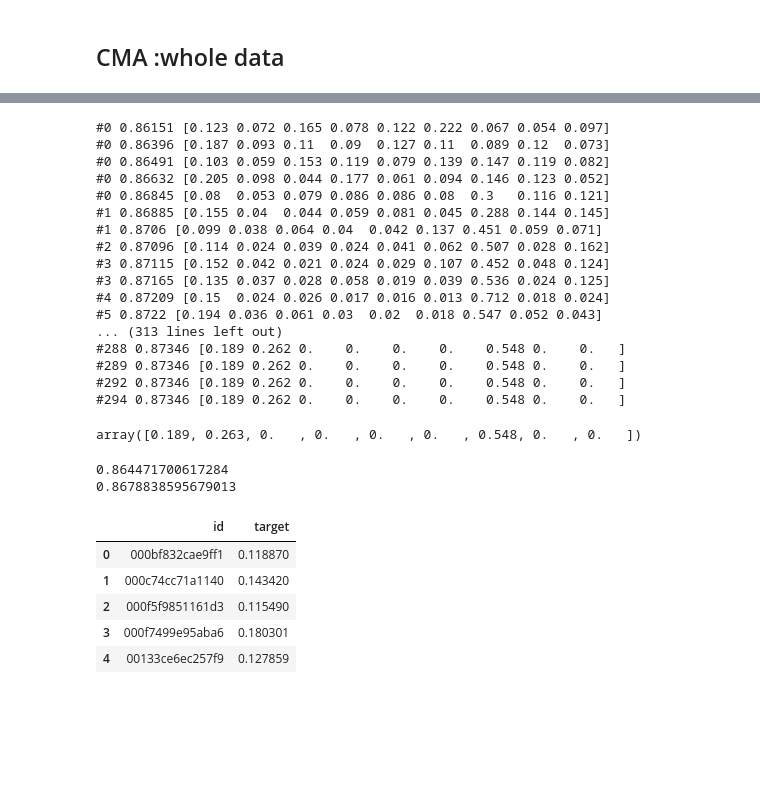
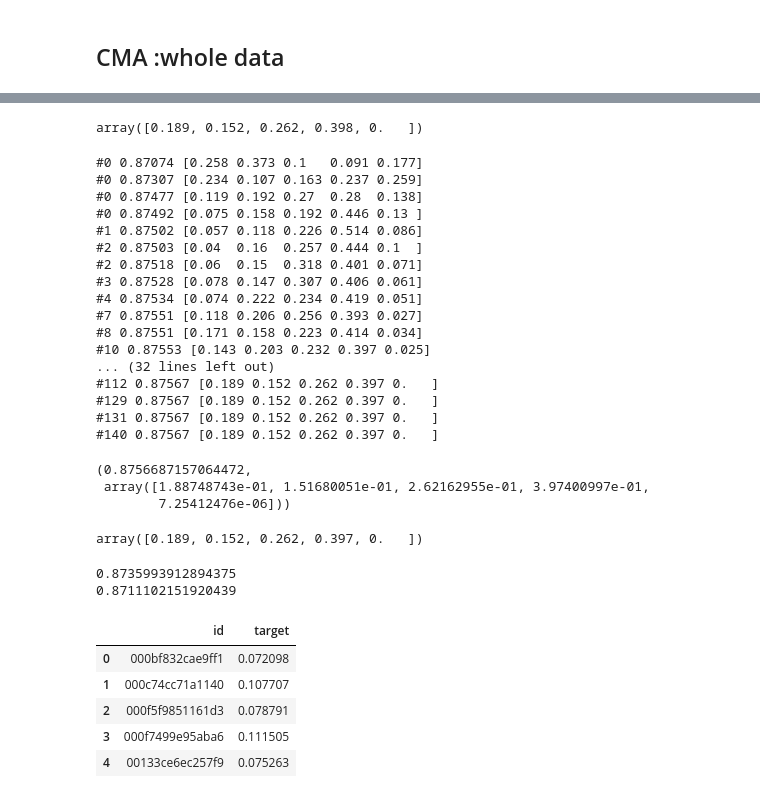
Before and after one commit to yamaguchi-milkcocholate/SETI, a Jupyter notebook: notebooks/ensemble.ipynb, the cells around one changed output, grey strips where cells are left out. Cells and saved outputs as stored; diff of their text form; code cells hidden in the pictures; blank space fills up the shorter version.

```diff
--- a/notebooks/ensemble.ipynb
+++ b/notebooks/ensemble.ipynb
@@ -10,12 +10,8 @@ from matplotlib import pyplot as plt
 expts = [
     "efficientnetb0_100epoch",
     "efficientnetv2s_100epoch",
-    "mobilenet100-100epoch",
-    "nfnet_l0",
-    "resnet18-18epoch",
-    "resnext50-75epoch",
     "efficientnetv2s_640",
-    "rexnet",
+    "efficientnetb0_640",
     "tf_efficientnet_b1_ns"
 ]
 
@@ -27,8 +23,6 @@ tta = [
     "tta_gmean_"
 ]
 
-expts
-
 basedir = Path('.').resolve()
 # %%
 # read oof
@@ -211,57 +182,62 @@ array([0.189, 0.263, 0.   , 0.   , 0.   , 0.   , 0.548, 0.   , 0.   ])
+# %%
+np.round(best_weights, 3)
+# %% [output]
+array([0.189, 0.152, 0.262, 0.398, 0.   ])
 # %%
-results2 = list()
-for i in range(5):
-    best_value, best_weights = optimize(sigma=0.5, n_iters=300)
-    results2.append((best_value, best_weights))
+best_value, best_weights = optimize(sigma=0.5, n_iters=300)
+best_value, best_weights
 # %% [output]
-#0 0.86151 [0.123 0.072 0.165 0.078 0.122 0.222 0.067 0.054 0.097]
-#0 0.86396 [0.187 0.093 0.11  0.09  0.127 0.11  0.089 0.12  0.073]
-#0 0.86491 [0.103 0.059 0.153 0.119 0.079 0.139 0.147 0.119 0.082]
-#0 0.86632 [0.205 0.098 0.044 0.177 0.061 0.094 0.146 0.123 0.052]
-#0 0.86845 [0.08  0.053 0.079 0.086 0.086 0.08  0.3   0.116 0.121]
-#1 0.86885 [0.155 0.04  0.044 0.059 0.081 0.045 0.288 0.144 0.145]
-#1 0.8706 [0.099 0.038 0.064 0.04  0.042 0.137 0.451 0.059 0.071]
-#2 0.87096 [0.114 0.024 0.039 0.024 0.041 0.062 0.507 0.028 0.162]
-#3 0.87115 [0.152 0.042 0.021 0.024 0.029 0.107 0.452 0.048 0.124]
-#3 0.87165 [0.135 0.037 0.028 0.058 0.019 0.039 0.536 0.024 0.125]
-#4 0.87209 [0.15  0.024 0.026 0.017 0.016 0.013 0.712 0.018 0.024]
-#5 0.8722 [0.194 0.036 0.061 0.03  0.02  0.018 0.547 0.052 0.043]
-... (313 lines left out)
-#288 0.87346 [0.189 0.262 0.    0.    0.    0.    0.548 0.    0.   ]
-#289 0.87346 [0.189 0.262 0.    0.    0.    0.    0.548 0.    0.   ]
-#292 0.87346 [0.189 0.262 0.    0.    0.    0.    0.548 0.    0.   ]
-#294 0.87346 [0.189 0.262 0.    0.    0.    0.    0.548 0.    0.   ]
+#0 0.87074 [0.258 0.373 0.1   0.091 0.177]
+#0 0.87307 [0.234 0.107 0.163 0.237 0.259]
+#0 0.87477 [0.119 0.192 0.27  0.28  0.138]
+#0 0.87492 [0.075 0.158 0.192 0.446 0.13 ]
+#1 0.87502 [0.057 0.118 0.226 0.514 0.086]
+#2 0.87503 [0.04  0.16  0.257 0.444 0.1  ]
+#2 0.87518 [0.06  0.15  0.318 0.401 0.071]
+#3 0.87528 [0.078 0.147 0.307 0.406 0.061]
+#4 0.87534 [0.074 0.222 0.234 0.419 0.051]
+#7 0.87551 [0.118 0.206 0.256 0.393 0.027]
+#8 0.87551 [0.171 0.158 0.223 0.414 0.034]
+#10 0.87553 [0.143 0.203 0.232 0.397 0.025]
+... (32 lines left out)
+#112 0.87567 [0.189 0.152 0.262 0.397 0.   ]
+#129 0.87567 [0.189 0.152 0.262 0.397 0.   ]
+#131 0.87567 [0.189 0.152 0.262 0.397 0.   ]
+#140 0.87567 [0.189 0.152 0.262 0.397 0.   ]
+(0.8756687157064472,
+ array([1.88748743e-01, 1.51680051e-01, 2.62162955e-01, 3.97400997e-01,
+        7.25412476e-06]))
 # %%
-np.round(np.vstack([r[1] for r in results2]).mean(axis=0), 3)
+np.round(best_weights, 3)
 # %% [output]
-array([0.189, 0.263, 0.   , 0.   , 0.   , 0.   , 0.548, 0.   , 0.   ])
+array([0.189, 0.152, 0.262, 0.397, 0.   ])
 # %%
 weights = np.ones(len(feature_cols)) / len(feature_cols)
 print(objective(weights))
-weights = np.array([0., 0., 0., 0., 0., 0., 1., 0., 0.])
+weights = np.array([0, 0, 0, 1., 0.])
 print(objective(weights))
 # %% [output]
-0.864471700617284
-0.8678838595679013
+0.8735993912894375
+0.8711102151920439
 # %%
 # weighted combination
-weights = np.array([0.189, 0.263, 0.   , 0.   , 0.   , 0.   , 0.548, 0.   , 0.   ])
+weights = np.array([0.189, 0.152, 0.262, 0.397, 0.   ])
 
 pred = test_df[feature_cols].values
 pred = np.dot(pred, weights)
 pred = np.clip(pred, 0, 1)
 
 submission_df = test_df[['id', 'target']].copy()
 submission_df['target'] = pred
 submission_df.to_csv('submission.csv', index=False)
 submission_df.head()
 # %% [output]
 |  | id | target |
-| 0 | 000bf832cae9ff1 | 0.118870 |
-| 1 | 000c74cc71a1140 | 0.143420 |
-| 2 | 000f5f9851161d3 | 0.115490 |
-| 3 | 000f7499e95aba6 | 0.180301 |
-| 4 | 00133ce6ec257f9 | 0.127859 |
+| 0 | 000bf832cae9ff1 | 0.072098 |
+| 1 | 000c74cc71a1140 | 0.107707 |
+| 2 | 000f5f9851161d3 | 0.078791 |
+| 3 | 000f7499e95aba6 | 0.111505 |
+| 4 | 00133ce6ec257f9 | 0.075263 |
 # %%
 sub_lb = pd.read_csv('./submission_pl0.767.csv')
 sub_lb['target'] = np.clip(sub_lb['target'], 0, 1)
```
Also changed, not shown: parts of 9 cells of this notebook, 1 other file.
